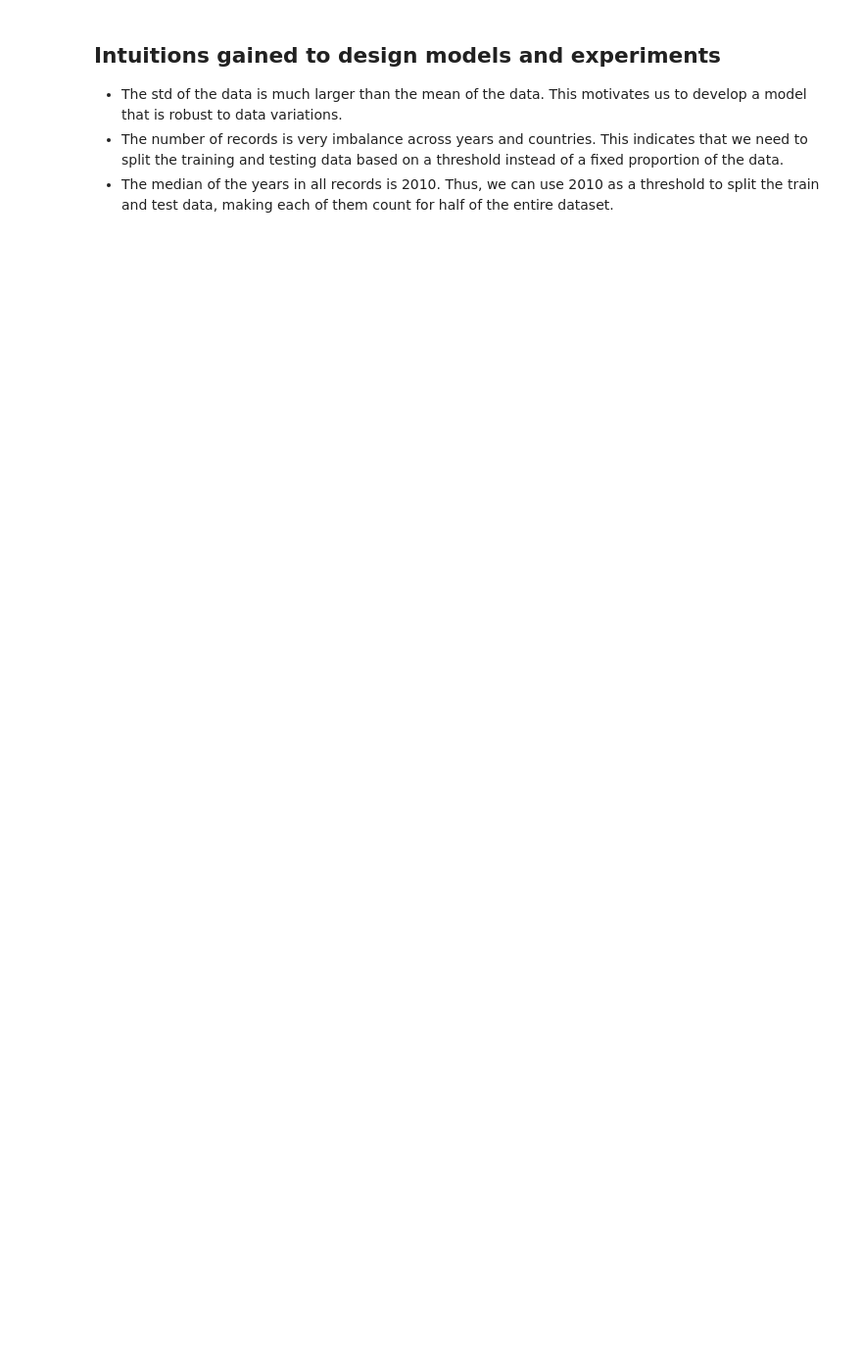
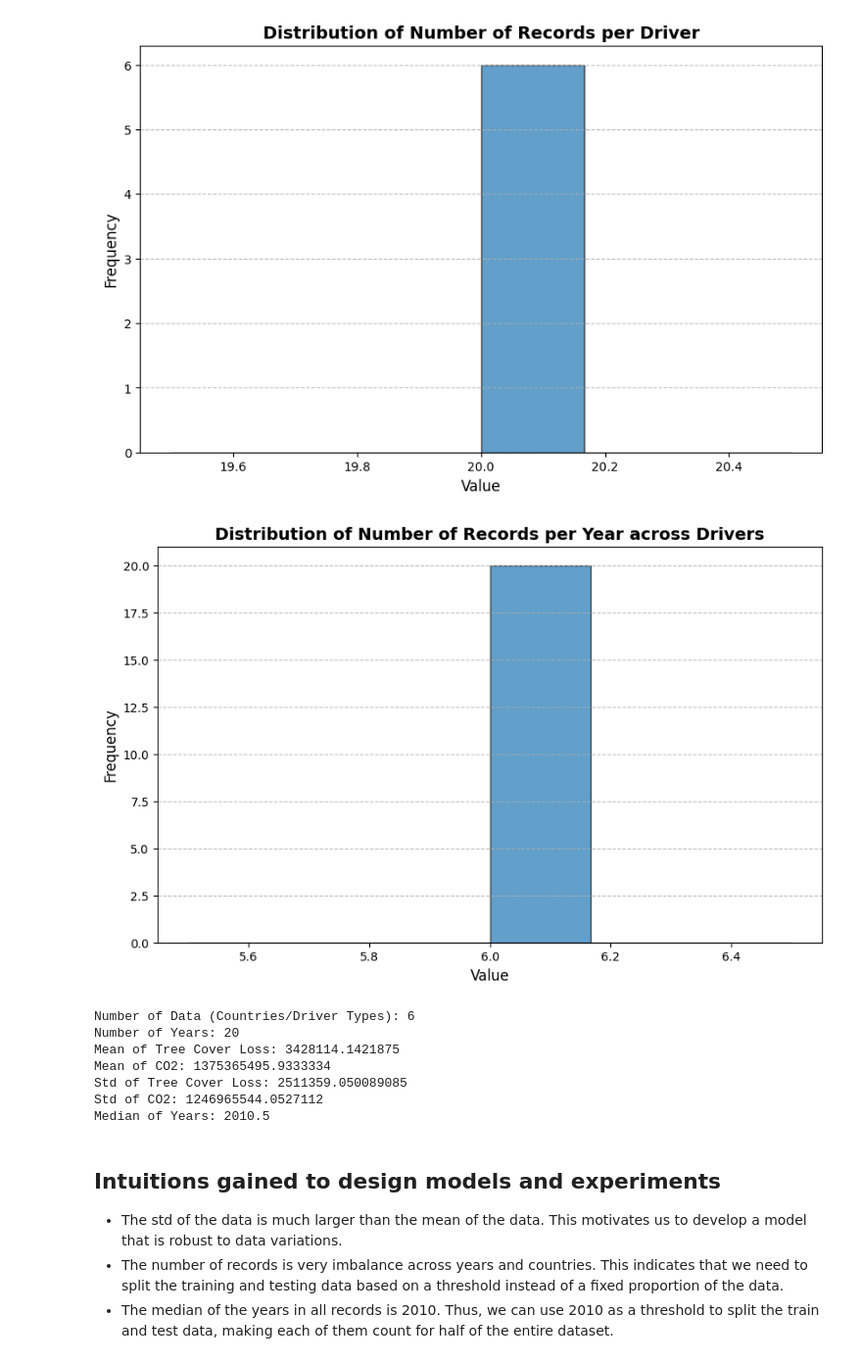
Before and after one commit to XinshuangL/TreeCoverageAnalysis, a Jupyter notebook: dataset_statistics.ipynb, the cells around one changed output. Shown at 98% size. Saved outputs shown, nothing was run; the diff lists cells and outputs as text; code cells hidden in the pictures; blank space fills up the shorter version.

```diff
--- a/dataset_statistics.ipynb
+++ b/dataset_statistics.ipynb
@@ -103,6 +131,20 @@ Mean of CO2: 41604199.44815443
 Std of Tree Cover Loss: 426795.1186891946
 Std of CO2: 168701432.12203524
 Median of Years: 2010.0
+# %%
+dataset = DriverTypeDataset("TreeCoverLoss_2001-2020_DominantDrivers.csv")
+basic_statistics = dataset_statistics(dataset)
+print_json(basic_statistics)
+# %% [output]
+[figure, added]
+[figure, added]
+Number of Data (Countries/Driver Types): 6
+Number of Years: 20
+Mean of Tree Cover Loss: 3428114.1421875
+Mean of CO2: 1375365495.9333334
+Std of Tree Cover Loss: 2511359.050089085
+Std of CO2: 1246965544.0527112
+Median of Years: 2010.5
 # %% [markdown]
 ## Intuitions gained to design models and experiments
 
```
Also changed, not shown: parts of 5 cells of this notebook, 9 other files.
